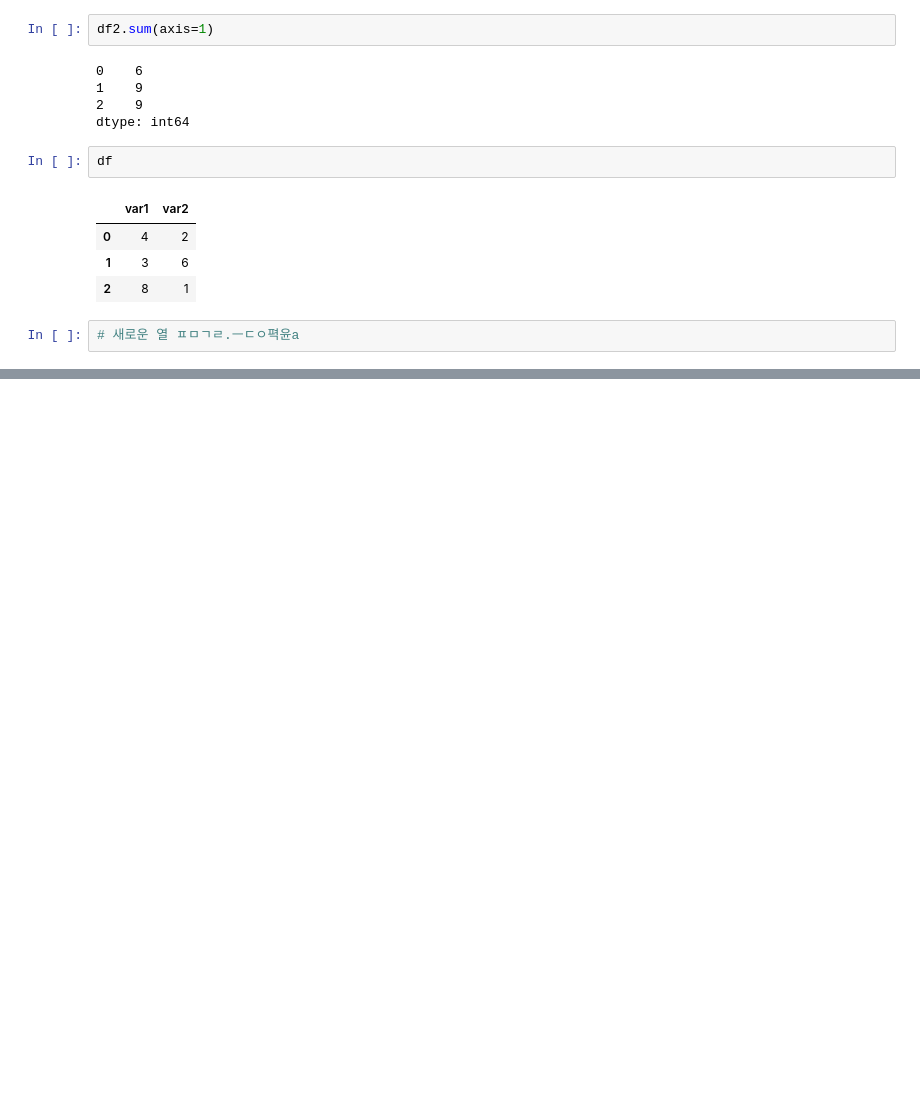
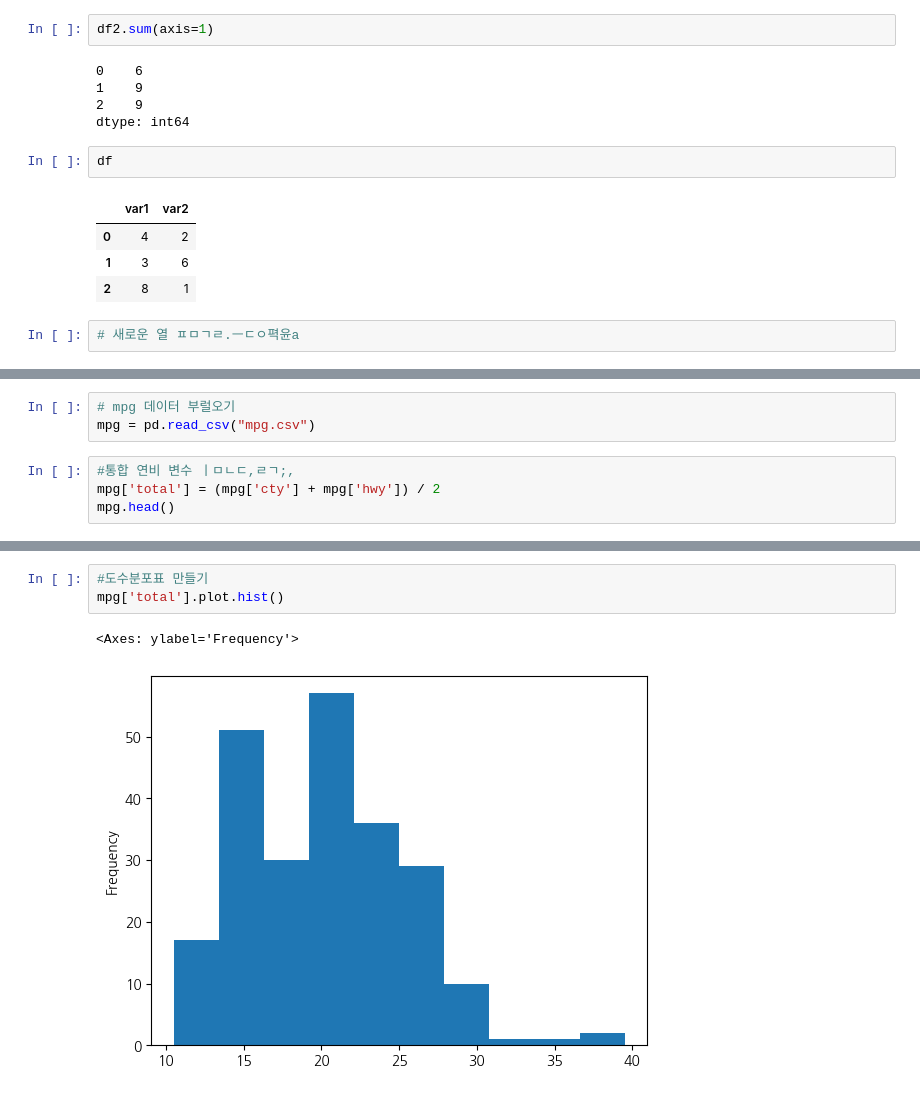
Before and after one commit to jw13k/2024-1-my-BDA, a Jupyter notebook: inclass/03w_0322_fri_ch05_dataframe_medium.ipynb, the cells around one changed output, grey strips where cells are left out. Drawn from its saved outputs; the diff is of its cells as text; blank space fills up the shorter version.

```diff
--- a/inclass/03w_0322_fri_ch05_dataframe_medium.ipynb
+++ b/inclass/03w_0322_fri_ch05_dataframe_medium.ipynb
@@ -531,0 +534,7 @@ df
+# %%
+# mpg 데이터 부럴오기
+mpg = pd.read_csv("mpg.csv")
+# %%
+#통합 연비 변수 ㅣㅁㄴㄷ,ㄹㄱ;,
+mpg['total'] = (mpg['cty'] + mpg['hwy']) / 2
+mpg.head()
@@ -531,0 +574,6 @@ df
+# %%
+#도수분포표 만들기
+mpg['total'].plot.hist()
+# %% [output]
+<Axes: ylabel='Frequency'>
+[figure, added]
```
Also changed, not shown: parts of 14 cells of this notebook.
